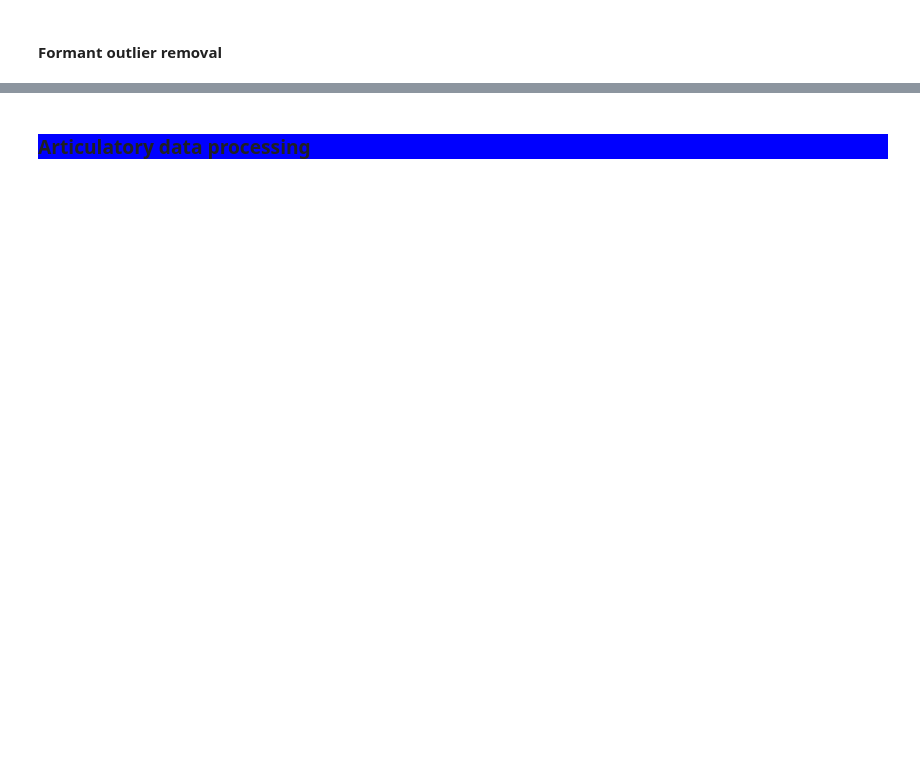
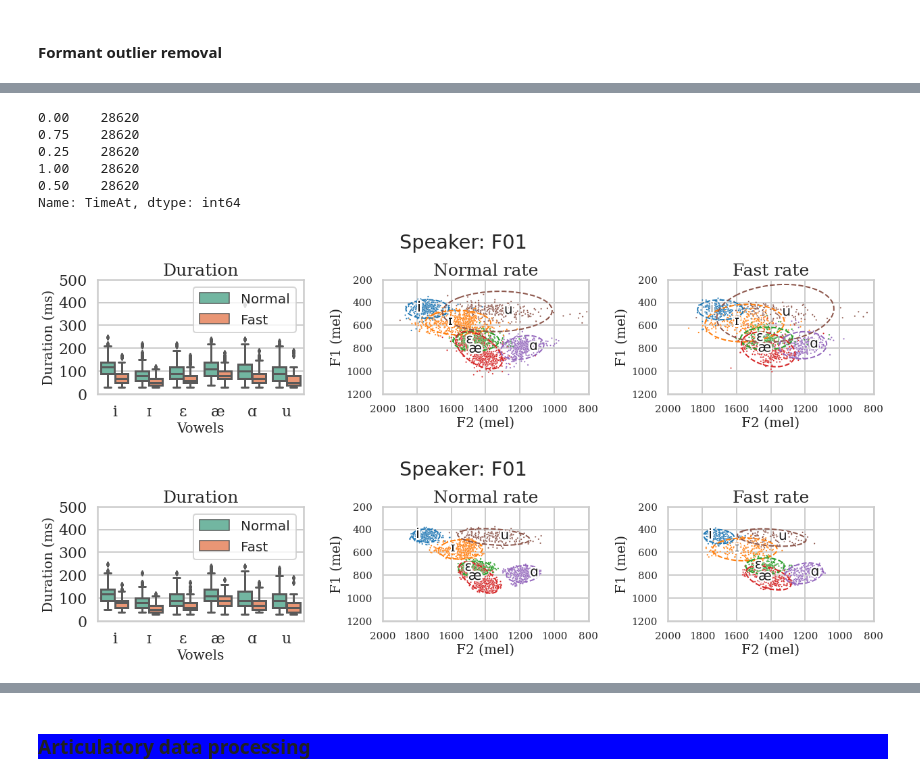
Before and after one commit to jaekookang/Articulatory-Data-Processor, a Jupyter notebook: 1-01_postprocesing.ipynb, the cells around one changed output, grey strips where cells are left out. Drawn from its saved outputs; the diff is of its cells as text; code cells hidden in the pictures; blank space fills up the shorter version.

```diff
--- a/1-01_postprocesing.ipynb
+++ b/1-01_postprocesing.ipynb
@@ -625,0 +686,13 @@ interactive(children=(Dropdown(description='which_spkr', options=('F01', 'F02',
+# %%
+# Select which method to use to remove outliers
+removal_method = "IsolationTree"  # IQR or IsolationTree
+
+if removal_method == 'IQR':
+    lower_bound = 0.25
+    upper_bound = 0.75
+
+elif removal_method == 'IsolationTree':
+    #outliers_fraction = 0.1
+    outliers_fraction = 'auto'
+
+print('Method chosen:', removal_method)
@@ -625,0 +813,42 @@ interactive(children=(Dropdown(description='which_spkr', options=('F01', 'F02',
+# %%
+# Check if each time point have the same data points
+DF.TimeAt.value_counts()
+
+# 0.00    28620
+# 0.75    28620
+# 0.25    28620
+# 1.00    28620
+# 0.50    28620
+# %% [output]
+0.00    28620
+0.75    28620
+0.25    28620
+1.00    28620
+0.50    28620
+Name: TimeAt, dtype: int64
+# %%
+# Check the result of the ourlier removal quickly
+# Quick check (for myself)
+which_spkr = 'F01'
+which_time = 0.5
+custom_vowels = ['IY1', 'IH1', 'EH1', 'AE1', 'AA1', 'UW1']
+
+if len(acous_col) == 3:
+    fig, arr = plt.subplots(1, 5, figsize=(20,5), facecolor='white')
+    plot_dur_formants_by_rate(DF.loc[(DF.Speaker==which_spkr)&(DF.TimeAt==which_time)], arr, vowel_list,
+                              x='Vowel', y='Duration', hue='Rate',
+                              title=f'Plot by Speech Rate ({which_spkr})',
+                              use_mel=use_mel);
+if len(acous_col) == 2:
+    # Before outlier removal
+    with sns.plotting_context(context='poster'):
+        sns.set_style("whitegrid", {'font.family' : 'serif' , 'font.serif' : 'Times New Roman'})
+        fig, arr = _plot_dur_vowels(DN, which_spkr, which_time, custom_vowels)
+
+    # After outlier removal
+    with sns.plotting_context(context='poster'):
+        sns.set_style("whitegrid", {'font.family' : 'serif' , 'font.serif' : 'Times New Roman'})
+        fig, arr = _plot_dur_vowels(DF, which_spkr, which_time, custom_vowels)
+# %% [output]
+[figure, added]
+[figure, added]
```
Also changed, not shown: parts of 26 cells of this notebook, 25 other files.
